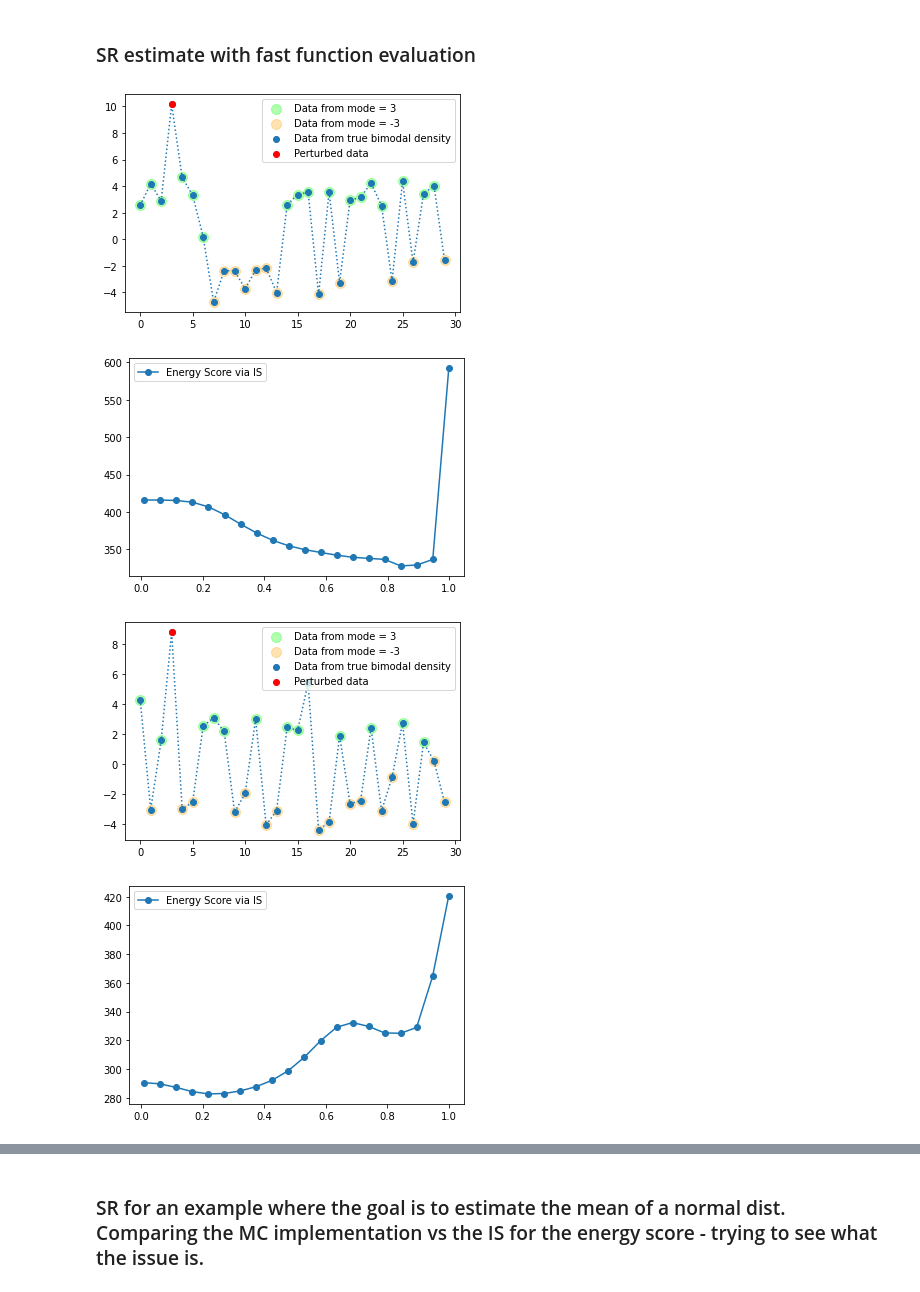
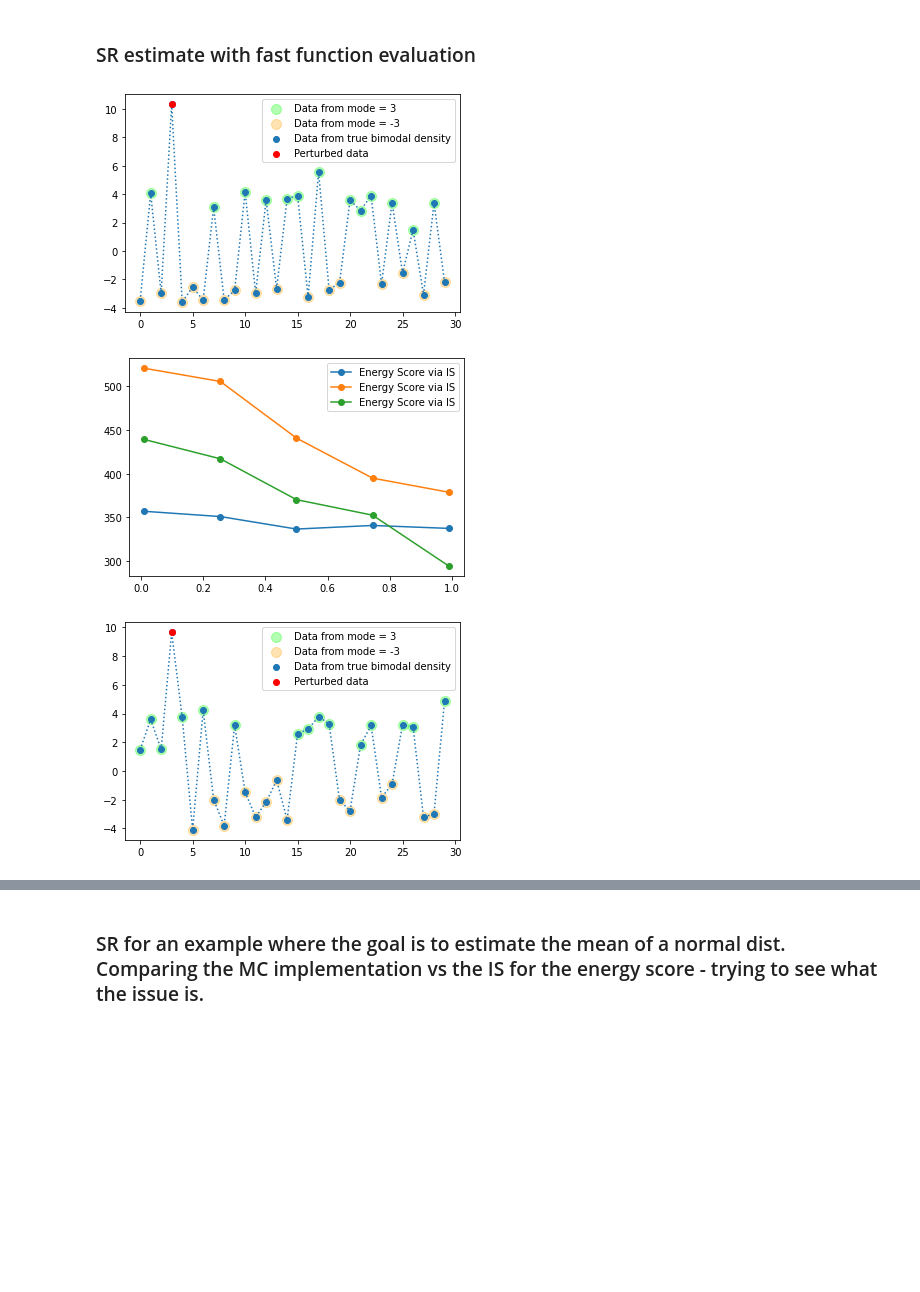
Before and after one commit to Huk-David/RSS-Discussion-paper-Martingale-Posterior-Distributions, a Jupyter notebook: Prequential Copulas - Code/Discussion paper - Notebook.ipynb, the cells around one changed output, grey strips where cells are left out. Cells and saved outputs as stored; diff of their text form; code cells hidden in the pictures; blank space fills up the shorter version.

```diff
--- a/Prequential Copulas - Code/Discussion paper - Notebook.ipynb
+++ b/Prequential Copulas - Code/Discussion paper - Notebook.ipynb
@@ -380,11 +380,11 @@ for SR_check in range(4):
     ######
     #Then redefine the update function as it uses data. It also creates the proposal samples.
     def F_0(z):
-        return scs.norm.logcdf(z, loc=0)
+        return scs.norm.logcdf(z, loc=0,scale=10)
     def f_0(x):
-        return scs.norm.logpdf(x, loc=0)
+        return scs.norm.logpdf(x, loc=0,scale=10)
 
-    proposal_samples = list(scs.norm(loc=0,scale=30).rvs(size=50))
+    proposal_samples = list(scs.norm(loc=0,scale=30).rvs(size=300))
 
 
     # Matrices to store values of [F_i(obs),f_i(obs)] for all obs. To access F_step(obs_i) do pre_comp[0][step,i]
@@ -428,38 +428,37 @@ for SR_check in range(4):
             cop_term += -scs.norm.logpdf(inv_u) -scs.norm.logpdf(scs.norm.ppf(v))
             # main expression below:
             out = np.exp(  np.log(1-alpha) + f_(x)  ) + np.exp( np.log(alpha) + cop_term + f_(x) )
             return np.log(np.maximum(out,1e-100))
 
         pre_comp[0][step,:] = np.fromiter((updated_F(y,init_=1) for y in observed_data),float)
         pre_comp[1][step,:] = np.fromiter((updated_f(y,init_=1) for y in observed_data),float)
         pre_comp_rvs[0][step,:] = np.fromiter((updated_F(y,init_=1) for y in proposal_samples),float)
         pre_comp_rvs[1][step,:] = np.fromiter((updated_f(y,init_=1) for y in proposal_samples),float)
 
         return updated_F,updated_f
 
     ######
     # Now should be able to just do IS and get SR estimates for different rhos
     evals=scs.norm(loc=0,scale=30).logpdf(proposal_samples)
 
-    def f_call_rho(rho):
+    def f_call_rho(rho,IS_draw):
         F_new = [F_0]
         f_new = [f_0]
         obs_nb = len(observed_data)
 
         for step in range(obs_nb):
             rv = observed_data[step]
             alpha_i = (2-(1/(step+1))) / (step +2)
             new_dist = update_fitting(F_new[step],f_new[step],alpha_i,rv,rho=rho,step=step)
             F_new.append(new_dist[0])
             f_new.append(new_dist[1])
 
-        return Energy_SR_via_IS(observed_data,proposal_samples,evals,f_new,1.5)
-
-    plt.plot(np.linspace(0.01,0.999,20),[f_call_rho(i) for i in tqdm(np.linspace(0.01,0.999,20))],'o-',label='Energy Score via IS')
+        return Energy_SR_via_IS(observed_data,proposal_samples[100*IS_draw:100*(IS_draw+1)],evals[100*IS_draw:100*(IS_draw+1)],f_new,1.5)
+    for IS_sample in range(3):
+        plt.plot(np.linspace(0.01,0.99,5),[f_call_rho(i,IS_sample) for i in tqdm(np.linspace(0.01,0.99,5))],'o-',label='Energy Score via IS')
     plt.legend()
     plt.show()
 # %% [output]
-[figure, old version]
+[figure, new version]
-[figure, old version]
+[figure, new version]
-[figure, old version]
+[figure, new version]
-[figure, removed]
```
Also changed, not shown: parts of 2 cells of this notebook.
